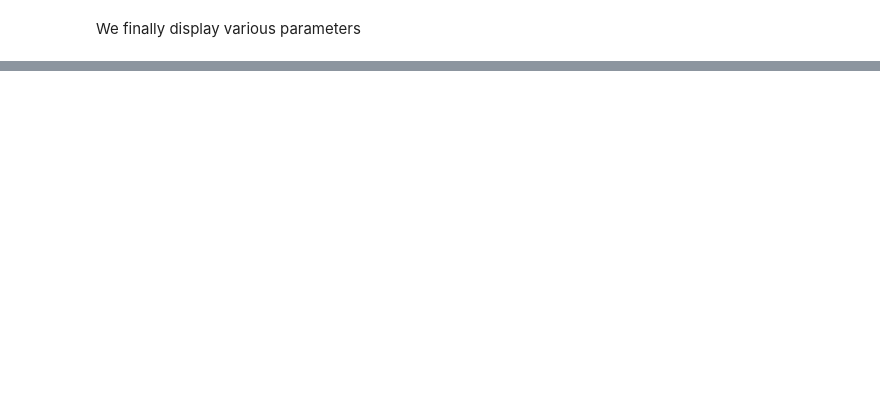
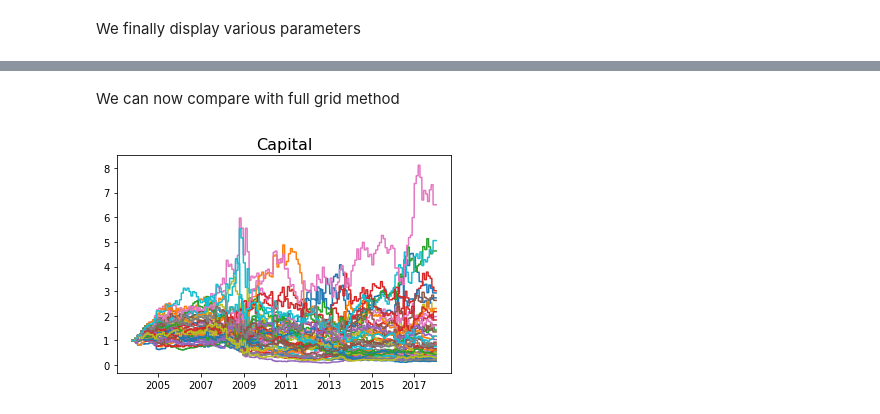
Before and after one commit to ericbenhamou/RL, a Jupyter notebook: implementation/ImplementationPresentation.ipynb, the cells around one changed output, grey strips where cells are left out. Cells and saved outputs as stored; diff of their text form; code cells hidden in the pictures; blank space fills up the shorter version.

```diff
--- a/implementation/ImplementationPresentation.ipynb
+++ b/implementation/ImplementationPresentation.ipynb
@@ -240,2 +239,74 @@ avg  return -0.17%
 long return -6.92%
 % positive = 36.00%
+# %% [markdown]
+We can now compare with full grid method
+# %%
+rl2 = rlm.Rl_full_matrix(0, epsilon, r_t, N, M, method_type, alpha_grid, gamma, False, mean, sigma)
+mdp2 = Mdp(rl2, r_t, L, 0, 0, trading_rules[5] )
+mdp = mdp2
+
+
+# for reproducibility
+np.random.seed(1335)
+np.set_printoptions()
+
+# computes return
+actions = []
+equity_lines = []
+start = max(N, L, M); end = T_max - L
+
+for iter in range(iterations_nb):
+    state = mdp.reset(start)
+    for t in range(start, end):
+        # exploration exploitation
+        if np.random.rand() < epsilon:
+            action_t = np.random.randint(-1, 2)
+        else:
+            #action_t = mdp.rl_method.next_action()
+            action_t = mdp.rl_method.best_action()
+        # update
+        next_state, reward_t = mdp.step(t, action_t)
+        # learn
+        mdp.rl_method.learn(t, action_t, reward_t)
+
+    (equity, unused) = mdp.compute_episode_return(None )
+    actions.append(mdp.action)
+    equity_lines.append(equity)
+
+
+from plot_helper import plot_3_ts, plot_array
+from utils import compute_episode_return
+
+# compute final action
+final_action = np.zeros(actions[0].shape[0])
+for action_i in actions:
+    final_action += action_i
+final_action /= iterations_nb
+
+threshold = 1 / 3
+for i in range(final_action.size):
+    if final_action[i] < -threshold:
+        final_action[i] = -1
+    elif final_action[i] < threshold:
+        final_action[i] = 0
+    else:
+        final_action[i] = 1
+
+# compute final capital
+(final_capital, trades_nb) = mdp.compute_episode_return(final_action)
+
+final_equity = []
+avg_capital = 0
+percent_positive = 0
+for equity_i in equity_lines:
+    avg_capital += equity_i[-1]
+    percent_positive += equity_i[-1] > 1
+    final_equity.append(equity_i[-1])
+percent_positive /= iterations_nb
+avg_capital /= iterations_nb
+
+if plot_result:
+    plot_array(dates, equity_lines[:max_plot], 'Capital')
+    plt.show()
+# %% [output]
+[figure, added]
```
Also changed, not shown: parts of 11 cells of this notebook, 1 other file.
